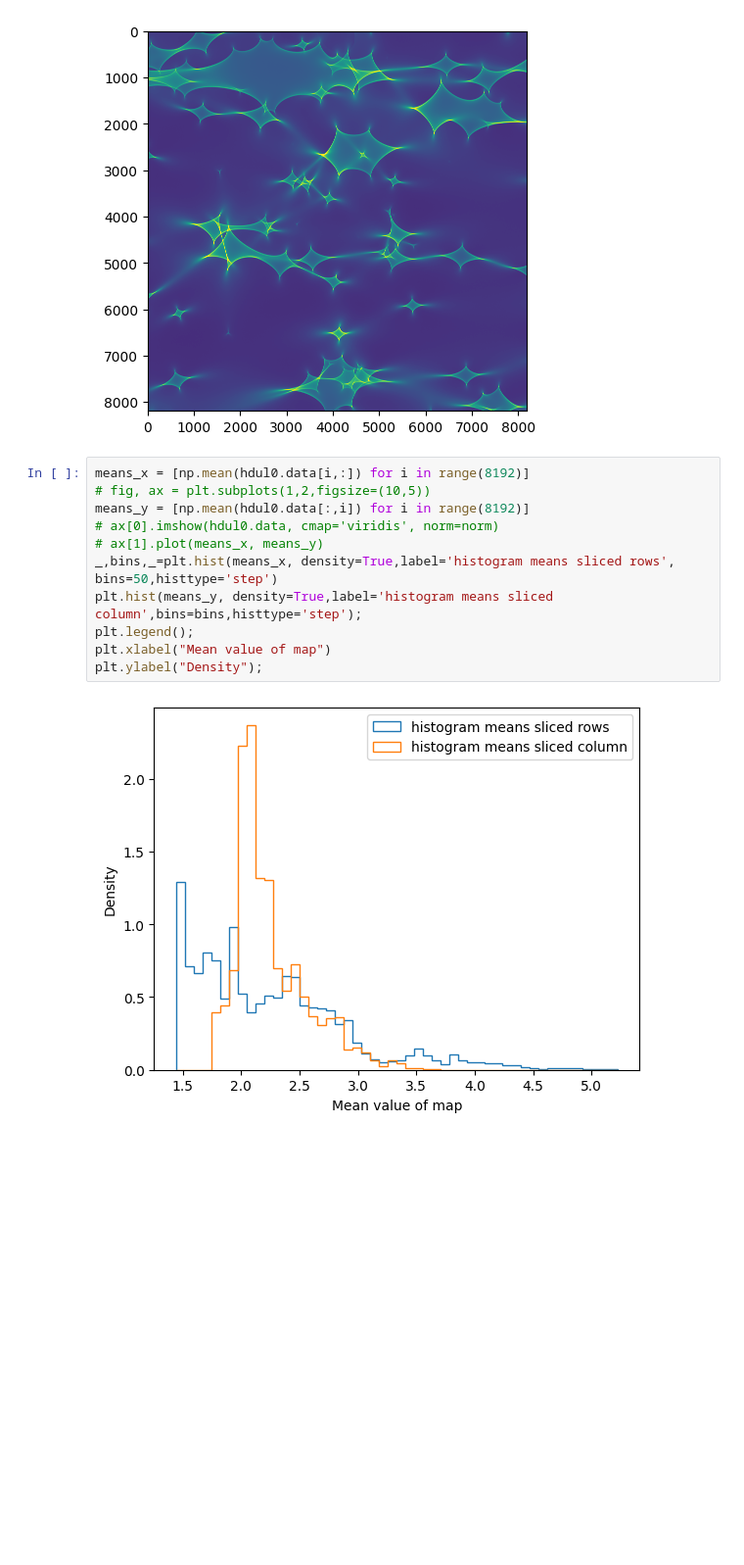
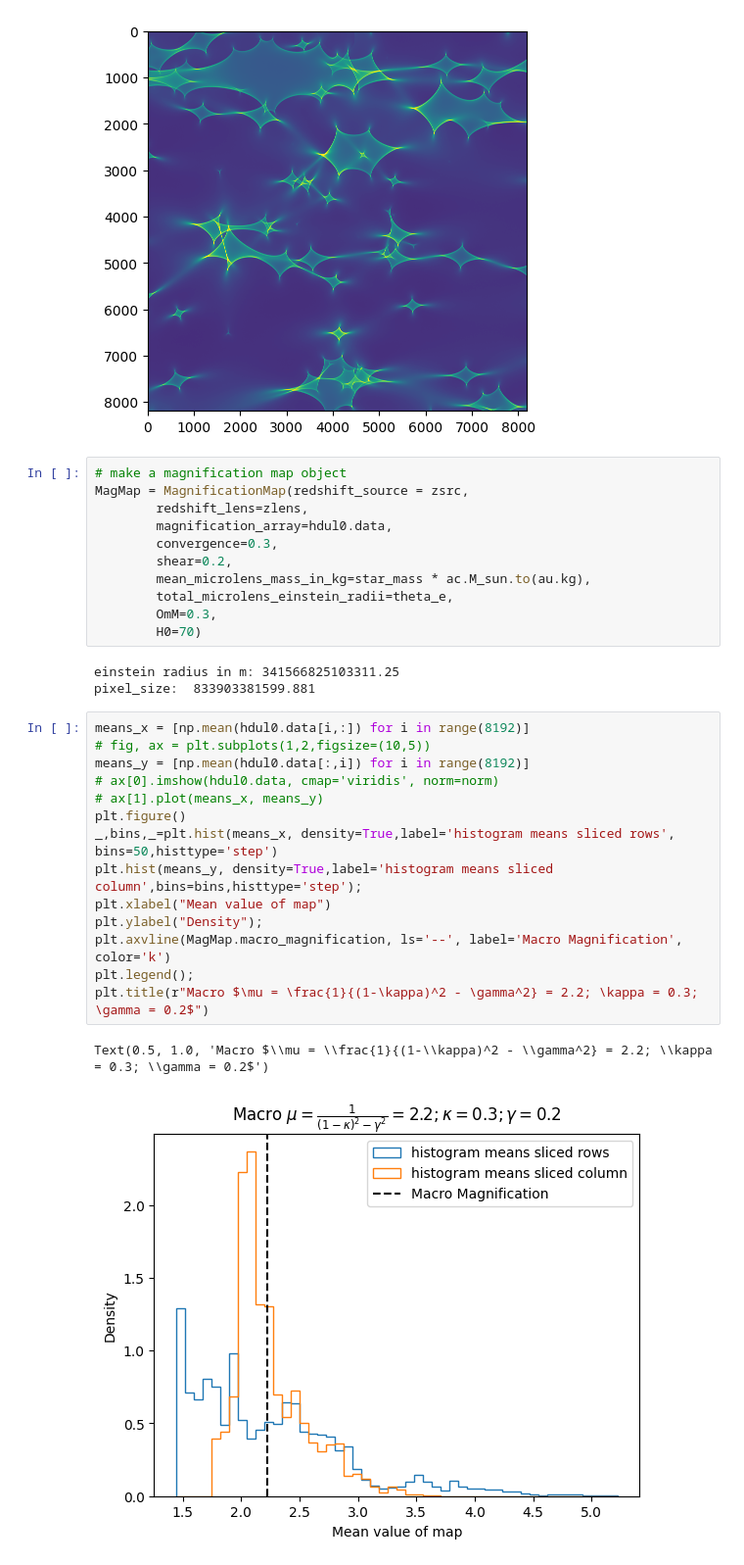
Before and after one commit to padma18-vb/Amoeba, a Jupyter notebook: amoeba/Notebooks/clean.ipynb, the cells around one changed output. Shown at 98% size. Drawn from its saved outputs; the diff is of its cells as text; blank space fills up the shorter version.

```diff
--- a/amoeba/Notebooks/clean.ipynb
+++ b/amoeba/Notebooks/clean.ipynb
@@ -50,16 +50,34 @@ print(mag_map_num_pix)
 # %% [output]
 8192
 [figure]
+# %%
+# make a magnification map object
+MagMap = MagnificationMap(redshift_source = zsrc,
+        redshift_lens=zlens,
+        magnification_array=hdul0.data,
+        convergence=0.3,
+        shear=0.2,
+        mean_microlens_mass_in_kg=star_mass * ac.M_sun.to(au.kg),
+        total_microlens_einstein_radii=theta_e,
+        OmM=0.3,
+        H0=70)
+# %% [output]
+einstein radius in m: 341566825103311.25
+pixel_size:  833903381599.881
 # %%
 means_x = [np.mean(hdul0.data[i,:]) for i in range(8192)]
 # fig, ax = plt.subplots(1,2,figsize=(10,5))
 means_y = [np.mean(hdul0.data[:,i]) for i in range(8192)]
 # ax[0].imshow(hdul0.data, cmap='viridis', norm=norm)
 # ax[1].plot(means_x, means_y)
+plt.figure()
 _,bins,_=plt.hist(means_x, density=True,label='histogram means sliced rows', bins=50,histtype='step')
 plt.hist(means_y, density=True,label='histogram means sliced column',bins=bins,histtype='step');
-plt.legend();
 plt.xlabel("Mean value of map")
 plt.ylabel("Density");
+plt.axvline(MagMap.macro_magnification, ls='--', label='Macro Magnification', color='k')
+plt.legend();
+plt.title(r"Macro $\mu = \frac{1}{(1-\kappa)^2 - \gamma^2} = 2.2; \kappa = 0.3; \gamma = 0.2$")
 # %% [output]
+Text(0.5, 1.0, 'Macro $\\mu = \\frac{1}{(1-\\kappa)^2 - \\gamma^2} = 2.2; \\kappa = 0.3; \\gamma = 0.2$')
-[figure, old version]
+[figure, new version]
```
Also changed, not shown: parts of 40 cells of this notebook, 3 other files.
